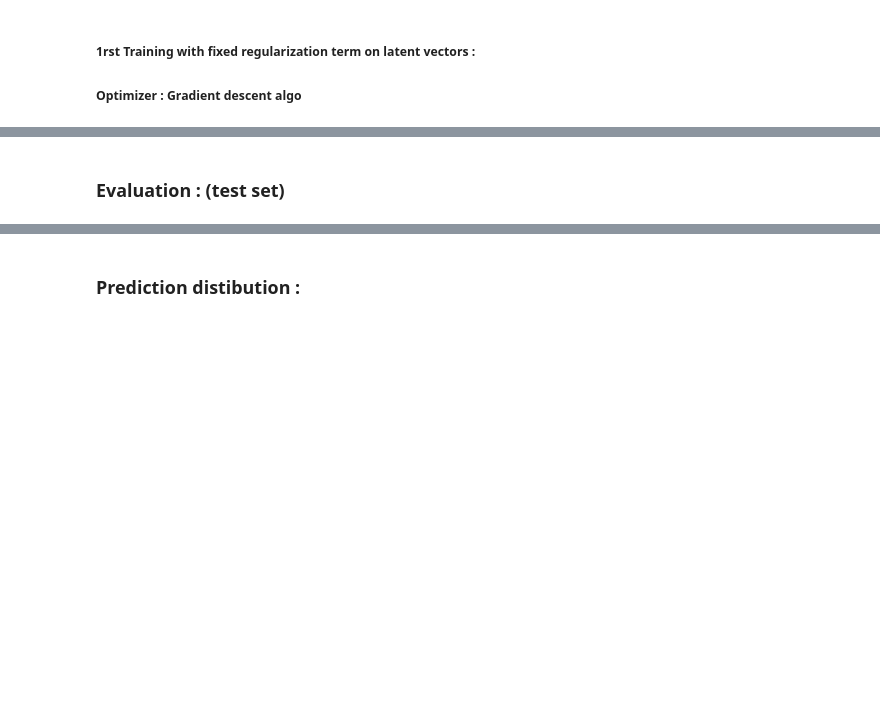
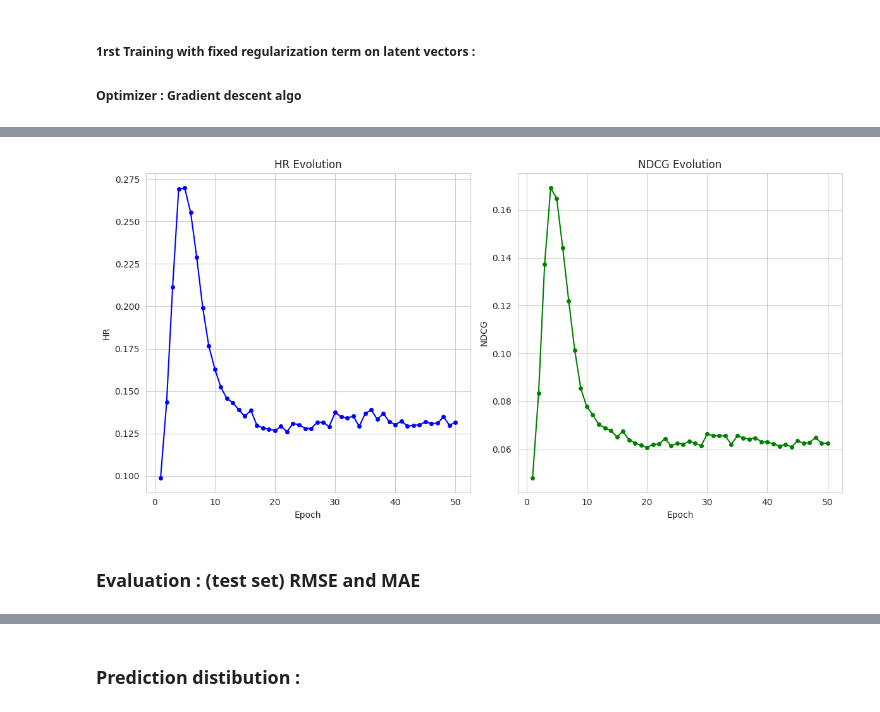
Before and after one commit to arazig/Advanced-ML-project, a Jupyter notebook: Matrix_Factorization.ipynb, the cells around one changed output, grey strips where cells are left out. Drawn from its saved outputs; the diff is of its cells as text; code cells hidden in the pictures; blank space fills up the shorter version.

```diff
--- a/Matrix_Factorization.ipynb
+++ b/Matrix_Factorization.ipynb
@@ -284,5 +377,30 @@ plt.show()
+# %%
+# Plotting HR , NDCG over epochs
+plt.figure(figsize=(12, 6))
+
+# Plotting Loss
+plt.subplot(1, 2, 1)
+plt.plot(range(1, num_epochs + 1), hr_evolution, marker='o', color='b', label="Loss",markersize=4)
+plt.title('HR Evolution')
+plt.xlabel('Epoch')
+plt.ylabel('HR')
+plt.grid(True)
+
+# Plotting MAE
+plt.subplot(1, 2, 2)
+plt.plot(range(1, num_epochs + 1), ndcg_evolution, marker='o', color='g', label="MAE",markersize=4)
+plt.title('NDCG Evolution')
+plt.xlabel('Epoch')
+plt.ylabel('NDCG')
+plt.grid(True)
+
+
+plt.tight_layout()
+plt.show()
+# %% [output]
+[figure, added]
 # %% [markdown]
-### **Evaluation : (test set)**
+### **Evaluation : (test set) RMSE and MAE**
 # %%
 # After training the model, evaluation using test_data
 mae_evaluate, rmse_evaluate = evaluate_model(test_data, P, Q, verbose = True)
```
Also changed, not shown: parts of 19 cells of this notebook, 8 other files.
